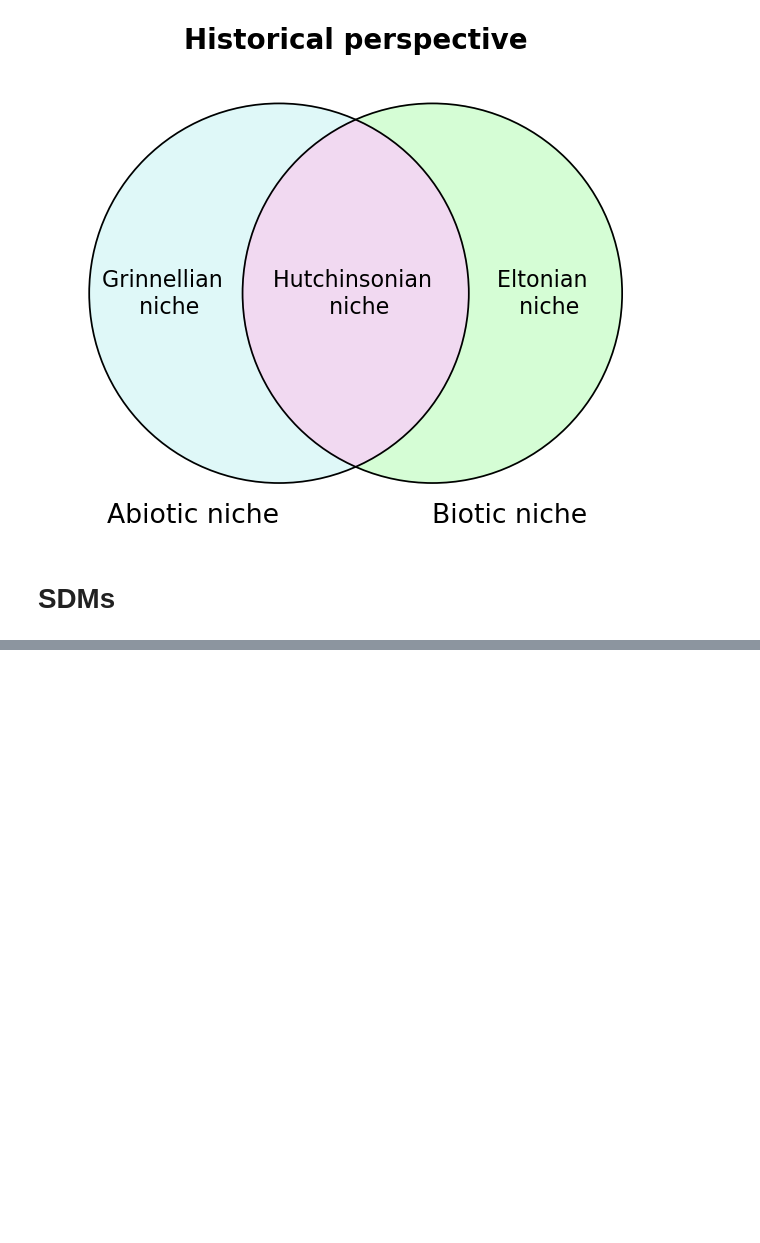
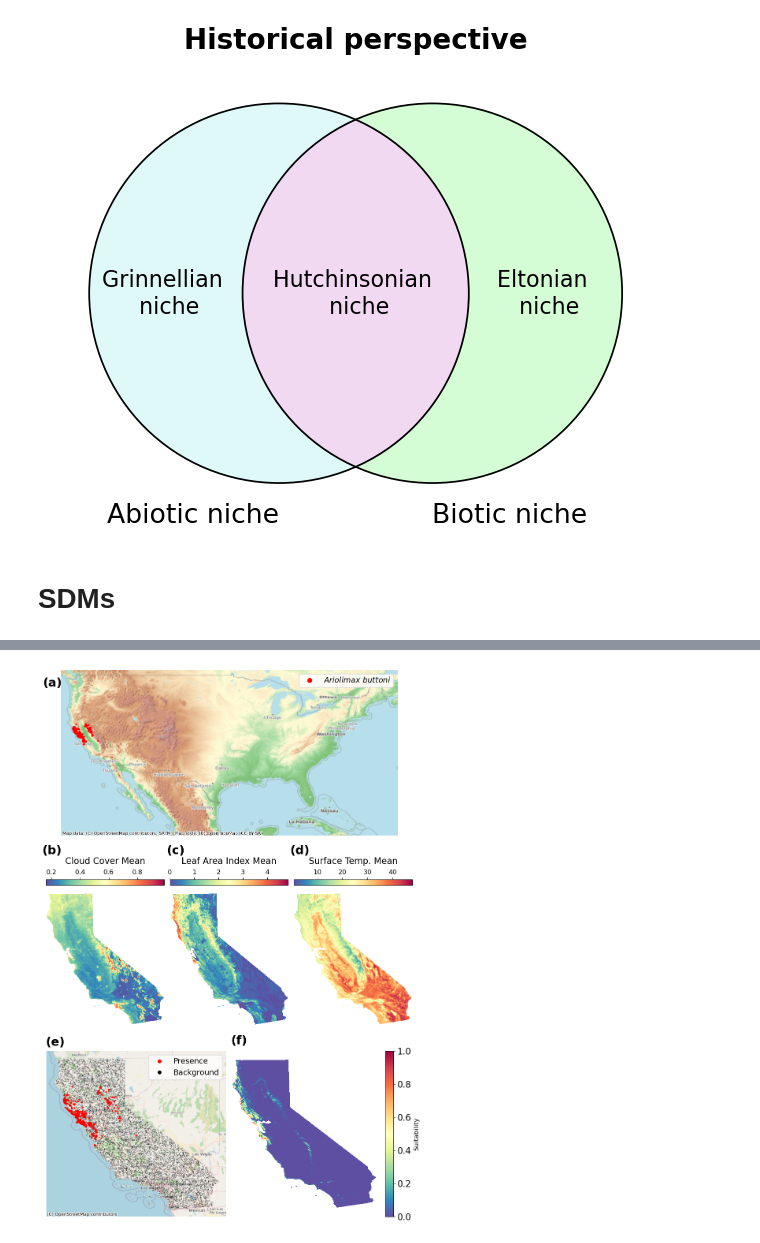
Before and after one commit to agimenezromero/PhD-thesis, a Jupyter notebook: Plots.ipynb, the cells around one changed output, grey strips where cells are left out. Saved outputs shown, nothing was run; the diff lists cells and outputs as text; code cells hidden in the pictures; blank space fills up the shorter version.

```diff
--- a/Plots.ipynb
+++ b/Plots.ipynb
@@ -249,13 +251,6 @@ raster_names = [
 rasters = [f"{https}/{raster}" for raster in raster_names]
 labels = [raster[3:-4] for raster in raster_names]
 
-# preferences
-%matplotlib inline
-#mpl.style.use('ggplot')
-warnings.filterwarnings("ignore")
-
-print(f"Notebook last run with elapid version {ela.__version__}")
-
 # read the presence data, draw background point samples
 presence = gpd.read_file(vector)
 background = ela.sample_raster(rasters[0], count=10_000)
@@ -277,9 +272,6 @@ ypred = model.predict(x)
 auc = metrics.roc_auc_score(y, ypred)
 print(f"Training AUC score: {auc:0.3f}")
 
-# save the fitted model to disk
-ela.save_object(model, 'demo-maxent-model.ela')
-
 # write the model predictions to disk
 output_raster = 'demo-maxent-predictions.tif'
 ela.apply_model_to_rasters(model, rasters, output_raster, quiet=True)
@@ -288,8 +280,11 @@ ela.apply_model_to_rasters(model, rasters, output_raster, quiet=True)
 with rio.open(output_raster, 'r') as src:
     pred = src.read(1, masked=True)
 
-fig, ax = plt.subplot_mosaic("""AA
-                             BC""", figsize=(12, 6*2))
+fig, ax = plt.subplot_mosaic("""
+                             AAAAAA
+                             BBCCDD
+                             EEEFFF
+                             """, figsize=(6*2, 6*3))
 
 background_f = background.to_crs(epsg=4326)
 presence_f = presence.to_crs(epsg=4326)
@@ -307,36 +302,70 @@ handles = [mpl.lines.Line2D([0], [0], marker='o', color='w', markerfacecolor='re
 
 ax['A'].legend(handles=handles, loc='upper right', fontsize=14)
 
-# # inset to data
-# axins = ax['A'].inset_axes([0.1, 0.5, 0.6, 0.4])
+# Plot the environmental data
+newlabels = [
+    "Cloud Cover Mean",
+    "Cloud Cover Std. Dev.",
+    "Leaf Area Index Mean",
+    "Leaf Area Index Std. Dev.",
+    "Surface Temp. Mean",
+    "Surface Temp. Std. Dev.",
+]
 
-# axins.set_xticks([])
-# axins.set_yticks([])
+letters_k = ['B', 'C', 'D']
 
-# plot the data
-background_f.plot(ax=ax['B'], color='k', markersize=1, alpha=0.2)
-presence_f.plot(ax=ax['B'], color='red', markersize=4)
-ctx.add_basemap(ax['B'], crs=presence_f.crs, source=ctx.providers.OpenStreetMap.Mapnik, zoom=6)
+k = -1
+for i, (raster, newlabel) in enumerate(zip(rasters, newlabels)):
 
-ax['B'].set_axis_off()
+    if i % 2 == 0:
+
+        k += 1
+
+        with rio.open(raster, "r") as src:
+
+            data = src.read(1)
+
+            data[data == src.nodata] = np.nan
+
+            ax[letters_k[k]].imshow(data, cmap="Spectral_r")
+
+            ax[letters_k[k]].set_axis_off()
+
+            # add colorbar
+            cbar = plt.colorbar(
+                ax[letters_k[k]].imshow(data, cmap="Spectral_r"),
+                ax=ax[letters_k[k]],
+                orientation="horizontal",
+                location="top",
+            )
+
+            cbar.set_label(newlabel, fontsize=16, labelpad=10)
+
+            # cbar ticks
+            cbar.ax.tick_params(labelsize=12)
+
+# plot the species data
+background_f.plot(ax=ax['E'], color='k', markersize=1, alpha=0.2)
+presence_f.plot(ax=ax['E'], color='red', markersize=4)
+ctx.add_basemap(ax['E'], crs=presence_f.crs, source=ctx.providers.OpenStreetMap.Mapnik, zoom=6)
+
+ax['E'].set_axis_off()
 
 ## custom legend
 handles = [mpl.lines.Line2D([0], [0], marker='o', color='w', markerfacecolor='red', markersize=8, label='Presence'),
               mpl.lines.Line2D([0], [0], marker='o', color='w', markerfacecolor='black', markersize=8, label='Background')]
 
-ax['B'].legend(handles=handles, loc='upper right', fontsize=14)
+ax['E'].legend(handles=handles, loc='upper right', fontsize=14)
 
 # plot the model predictions
-cax = ax["C"].imshow(pred, vmin=0, vmax=1, cmap='Spectral_r', extent=src.bounds, origin='upper')
+cax = ax["F"].imshow(pred, vmin=0, vmax=1, cmap='Spectral_r', extent=src.bounds, origin='upper')
 
-cbar = plt.colorbar(cax, ax=ax['C'], orientation='vertical', label='Suitability')
+cbar = plt.colorbar(cax, ax=ax['F'], orientation='vertical', label='Suitability')
 
 # fontsize of colorbar label
 cbar.ax.yaxis.label.set_fontsize(12)
 
-ax['C'].set_axis_off()
-
-plt.subplots_adjust(wspace=0.1, hspace=0.1)
+ax['F'].set_axis_off()
 
 # label subplots
 for label, ax in ax.items():
@@ -344,10 +373,19 @@ for label, ax in ax.items():
     if label == 'A':
         ax.text(0.05, 0.9, "({})".format(label.lower()), fontsize=22, fontweight='bold', ha='center', transform=ax.transAxes)
 
-    elif label == 'B':
+    elif label == 'E':
         ax.text(0.05, 1.03, "({})".format(label.lower()), fontsize=22, fontweight='bold', ha='center', transform=ax.transAxes)
 
-    elif label == 'C':
+    elif label == 'F':
         ax.text(0.05, 1.1, "({})".format(label.lower()), fontsize=22, fontweight='bold', ha='center', transform=ax.transAxes)
 
+    else:
+        ax.text(0.05, 1.3, "({})".format(label.lower()), fontsize=22, fontweight='bold', ha='center', transform=ax.transAxes)
+
+plt.subplots_adjust(wspace=0.1, hspace=0.15)
+
 plt.savefig('demo-maxent-predictions.png', dpi=300, bbox_inches='tight')
+
+# remove raster
+os.remove(output_raster)
+# %% [output]
@@ -353,0 +393 @@ plt.savefig('demo-maxent-predictions.png', dpi=300, bbox_inches='tight')
+[figure, added]
```
Also changed, not shown: parts of 2 cells of this notebook, 3 other files.
